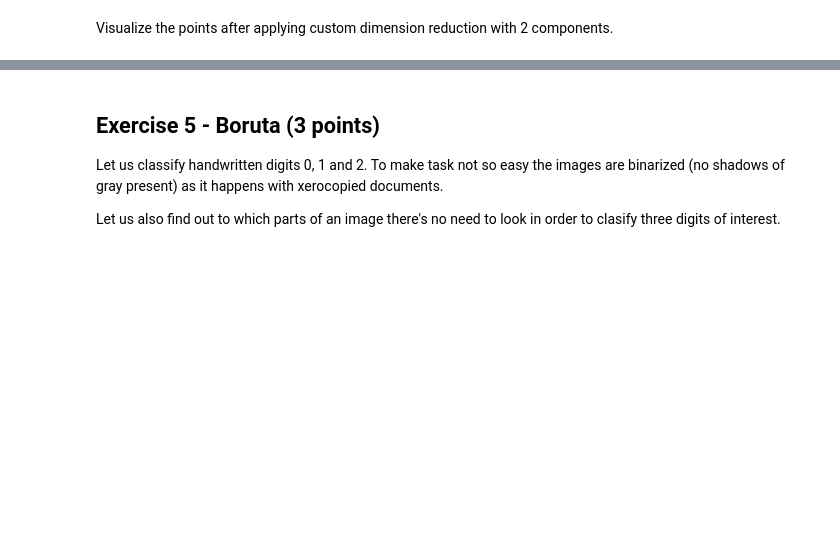
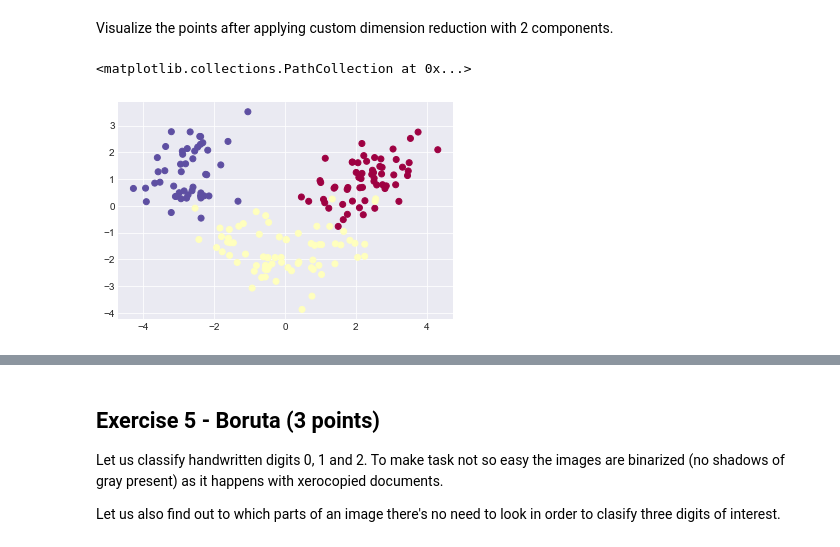
Before and after one commit to Feosen/ml-intro-2022-6, a Jupyter notebook: notebooks/homework.ipynb, the cells around one changed output, grey strips where cells are left out. Saved outputs shown, nothing was run; the diff lists cells and outputs as text; code cells hidden in the pictures; blank space fills up the shorter version.

```diff
--- a/notebooks/homework.ipynb
+++ b/notebooks/homework.ipynb
@@ -213,3 +253,10 @@ S = ## your code
+# %%
+scaler = StandardScaler()
+wine_data_scaled = scaler.fit_transform(wine_data)
+wine_data_scaled_t = wine_data_scaled.T
+m = (np.sum(wine_data_scaled_t, 1) / wine_data_scaled_t.shape[1]).reshape(wine_data_scaled_t.shape[0], 1)
+d = (wine_data_scaled_t - m)
+S = d @ d.T / (wine_data_scaled_t.shape[1] - 1)
 # %% [markdown]
 If your code is correct, the following assert should be Ok.
 # %%
@@ -219,13 +266,16 @@ from scipy.optimize import minimize
 
 def objective(x):
     # your code: write objective of the problem (don't forget that scipy does min while we need max)
+    return 1 / (x @ S @ x)
 
 def norm_constraint(x):
     # your code: constaraint norm of x to be 1, function should return 0 if constraint holds
+    return np.linalg.norm(x) - 1
 
 con1 = {'type': 'eq', 'fun': norm_constraint}
 
-x0 = # your code: initial vector to start optimization
+# your code: initial vector to start optimization
+x0 = np.random.rand(S.shape[0])
 
 sol = minimize(objective,
                x0,
@@ -237,15 +287,17 @@ Hurray! We have first vector! Let's do another one.
 # %%
 def orthogonality_constraint(x):
     # your code: x should be orthogonal to x0, function should return 0 if constraint holds
+    return x0 @ x
 
 con2 = {'type': 'eq', 'fun': orthogonality_constraint}
 
-x1 = # your code: initial vector to start optimization
+# your code: initial vector to start optimization
+x1 = np.random.rand(S.shape[0])
 
 
 sol = minimize(objective,
                x1,
-               constraints = #your code
+               constraints = [con1, con2]  # your code
               )
 
 x1 = sol.x
@@ -258,3 +310,9 @@ assert np.allclose(x1@S@x1, 2.5110809296451233)
 ### Visualization (2 points)
 # %% [markdown]
 Visualize the points after applying custom dimension reduction with 2 components.
+# %%
+xt = wine_data_scaled @ np.vstack([x0, x1]).T
+plt.scatter(xt[:, 0], xt[:, 1], c=wine_labels, cmap='Spectral')
+# %% [output]
+<matplotlib.collections.PathCollection at 0x...>
+[figure, added]
```
Also changed, not shown: parts of 28 cells of this notebook.
